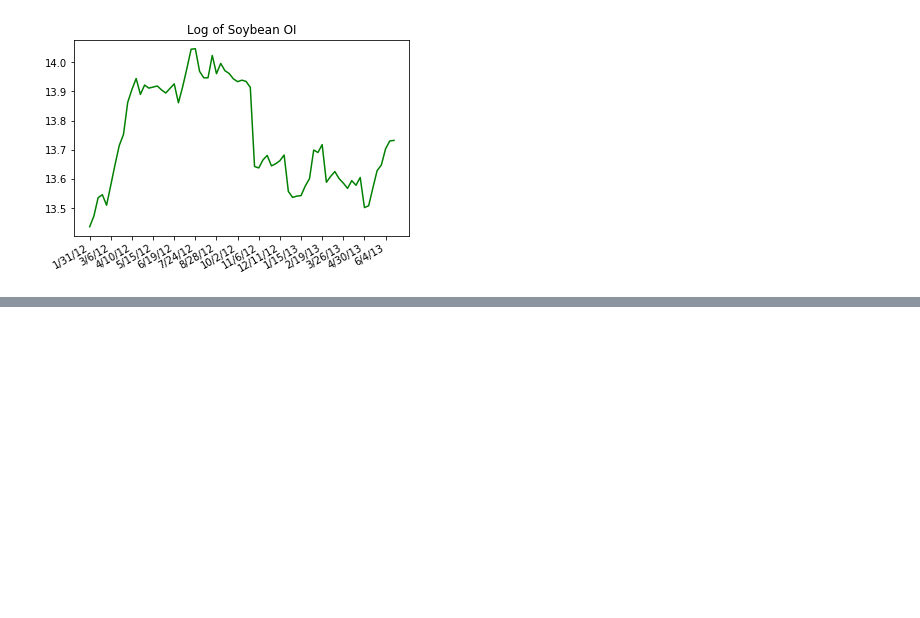
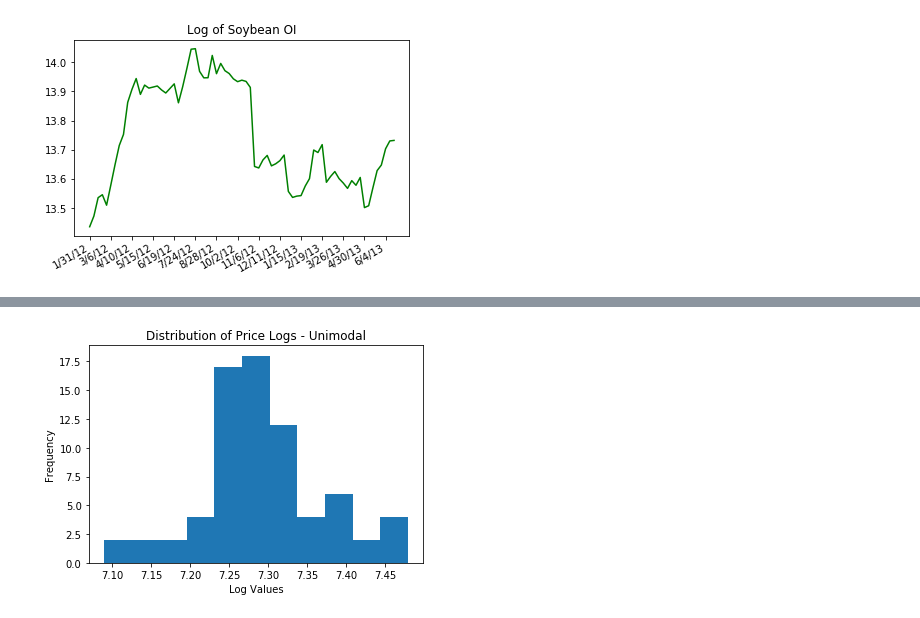
Before and after one commit to benlusamba/nutilities, a Jupyter notebook: soy_oi.ipynb, the cells around one changed output, grey strips where cells are left out. Drawn from its saved outputs; the diff is of its cells as text; code cells hidden in the pictures; blank space fills up the shorter version.

```diff
--- a/soy_oi.ipynb
+++ b/soy_oi.ipynb
@@ -98,0 +99,9 @@ plt.show()
+# %%
+#Plot the distribution of Logs:
+plt.hist(p_l, bins='auto', orientation='vertical')
+plt.title('Distribution of Price Logs - Unimodal')
+plt.ylabel('Frequency')
+plt.xlabel('Log Values')
+plt.show()
+# %% [output]
+[figure, added]
```
Also changed, not shown: parts of 3 cells of this notebook.
